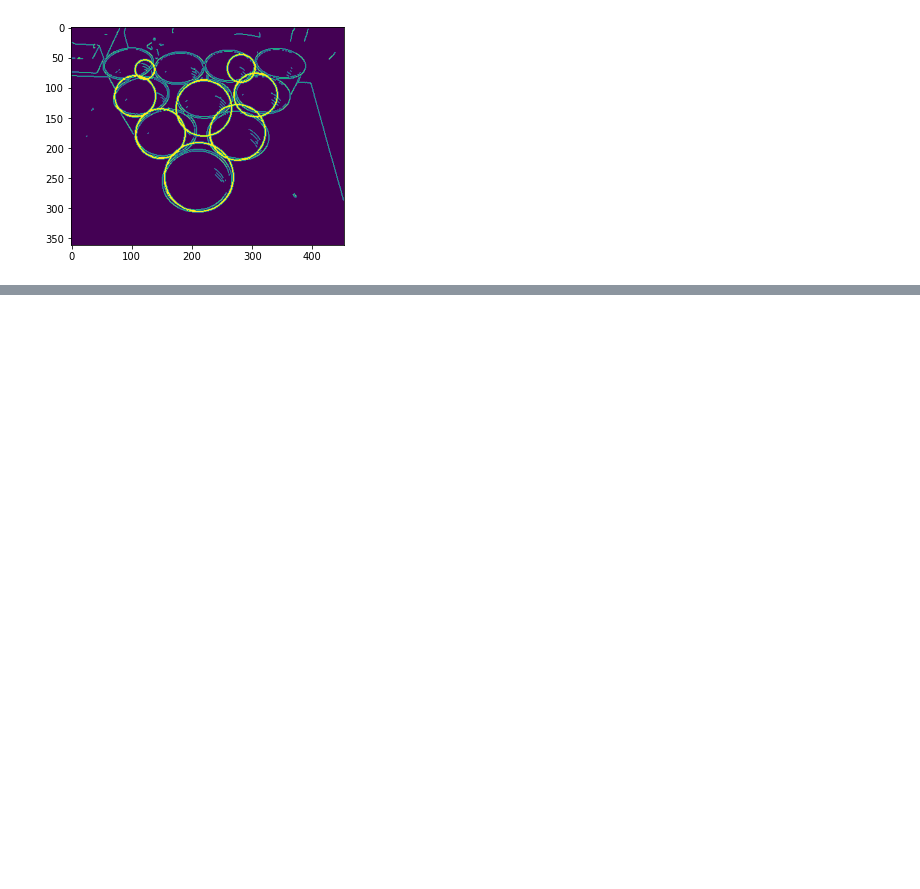
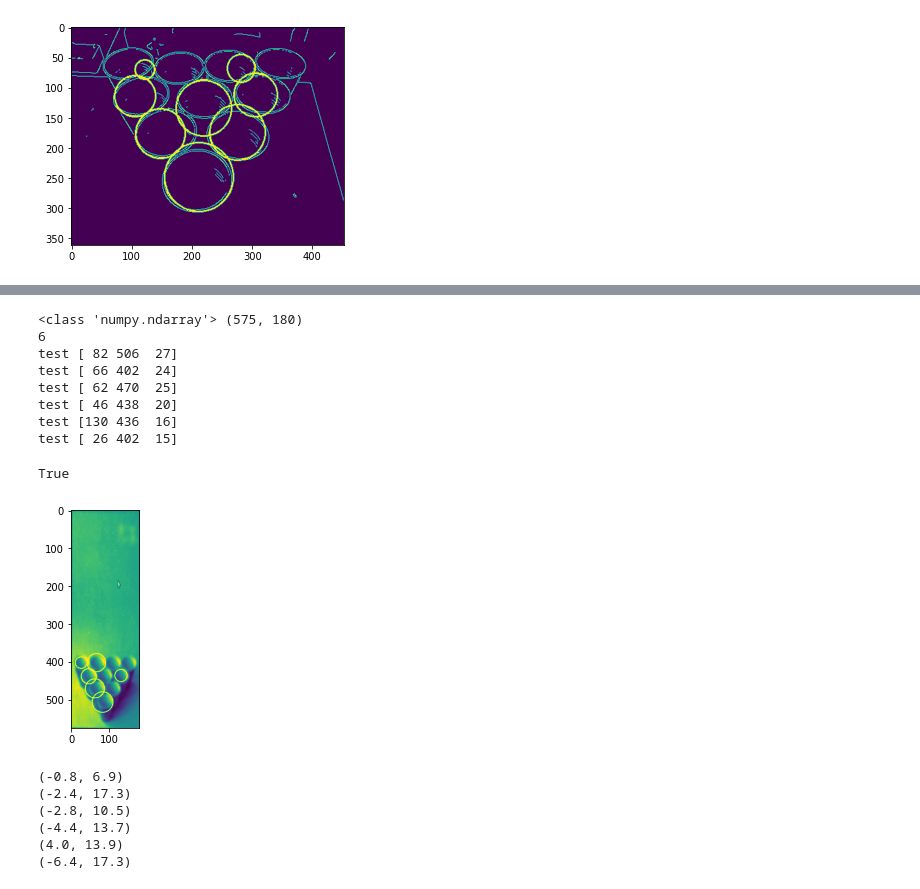
Before and after one commit to mech-a/ee106a-fa22, a Jupyter notebook: notebooks/image_processing.ipynb, the cells around one changed output, grey strips where cells are left out. Cells and saved outputs as stored; diff of their text form; code cells hidden in the pictures; blank space fills up the shorter version.

```diff
--- a/notebooks/image_processing.ipynb
+++ b/notebooks/image_processing.ipynb
@@ -173,0 +257,70 @@ plt.imshow(im_with_keypoints)
+# %%
+import numpy as np
+import cv2
+import matplotlib.pyplot as plt
+
+img = cv2.imread('image-5.png')
+imgray = cv2.cvtColor(img, cv2.COLOR_BGR2GRAY)
+
+plt.imshow(imgray)
+
+dist_height = 575.0 # measured: 550
+dist_width = 180.0
+pts_src = np.array([[703.0, 163.0], [924.0,161.0], [606.0,763.0],[1010.0,761.0]])
+pts_dst = np.array([[0.0, 0.0], [dist_width,0.0], [0.0,dist_height],[dist_width, dist_height]])
+
+#---- forming the black image of specific size
+# im_dst = np.zeros((180, 550), np.uint8)
+
+#---- Framing the homography matrix
+h, status = cv2.findHomography(pts_src, pts_dst)
+
+#---- transforming the image bound in the rectangle to straighten
+im_out = cv2.warpPerspective(imgray, h, (int(dist_width),int(dist_height)))
+cv2.imwrite("im_out.jpg", im_out)
+plt.imshow(im_out)
+print(type(im_out), im_out.shape)
+# # Modified from https://stackoverflow.com/questions/60637120/detect-circles-in-opencv
+minDist = 15
+param1 = 30 #500
+param2 = 30 #200 #smaller value-> more false circles
+minRadius = 10
+maxRadius = 30 #10
+
+circles = cv2.HoughCircles(im_out, cv2.HOUGH_GRADIENT, 1, minDist, param1=param1, param2=param2, minRadius=minRadius, maxRadius=maxRadius)
+print(len(circles[0,:]))
+if circles is not None:
+    circles = np.uint16(np.around(circles))
+    for i in circles[0,:]:
+        print("test", i)
+        cv2.circle(im_out, (i[0], i[1]), i[2], (255, 255, 255), 2)
+
+plt.imshow(im_out)
+cv2.imwrite("im_out_circles.jpg", im_out)
+# %% [output]
+<class 'numpy.ndarray'> (575, 180)
+6
+test [ 82 506  27]
+test [ 66 402  24]
+test [ 62 470  25]
+test [ 46 438  20]
+test [130 436  16]
+test [ 26 402  15]
+True
+[figure, added]
+# %%
+# Continued from above
+table_offset = 36 # in inches
+pixels_pr_inch = 10 # 18 inches x 55 inches
+for circ in circles[0,:]:
+    pos = (circ[0], circ[1])
+    # print((dist_width/2),pos[0])
+    real_pos = ((pos[0] - (dist_width/2))/pixels_pr_inch,(dist_height - pos[1])/pixels_pr_inch + table_offset)
+    print(real_pos)
+# %% [output]
+(-0.8, 6.9)
+(-2.4, 17.3)
+(-2.8, 10.5)
+(-4.4, 13.7)
+(4.0, 13.9)
+(-6.4, 17.3)
```
Also changed, not shown: parts of 4 cells of this notebook, 6 other files.
